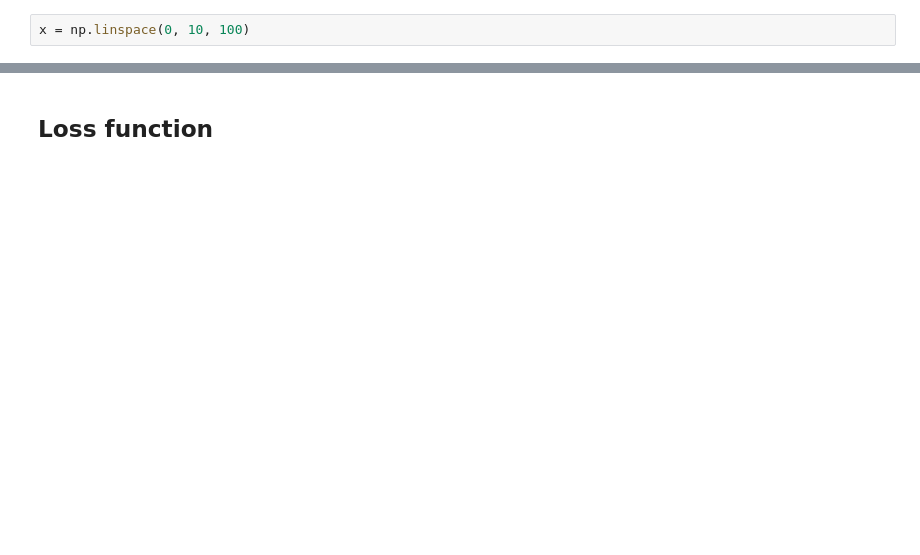
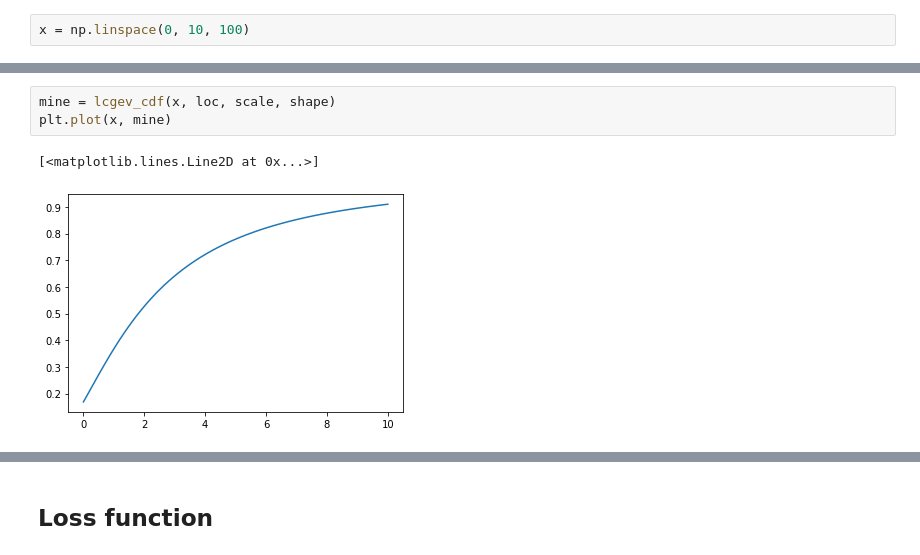
Before and after one commit to sagar-garg/WeatherBench, a Jupyter notebook: devlog/034-tp_param.ipynb, the cells around one changed output, grey strips where cells are left out. Cells and saved outputs as stored; diff of their text form; blank space fills up the shorter version.

```diff
--- a/devlog/034-tp_param.ipynb
+++ b/devlog/034-tp_param.ipynb
@@ -176,2 +194,8 @@ np.min(c)
+# %%
+mine = lcgev_cdf(x, loc, scale, shape)
+plt.plot(x, mine)
+# %% [output]
+[<matplotlib.lines.Line2D at 0x...>]
+[figure, added]
 # %%
 plt.plot(x, c)
```
Also changed, not shown: parts of 29 cells of this notebook, 6 other files.
